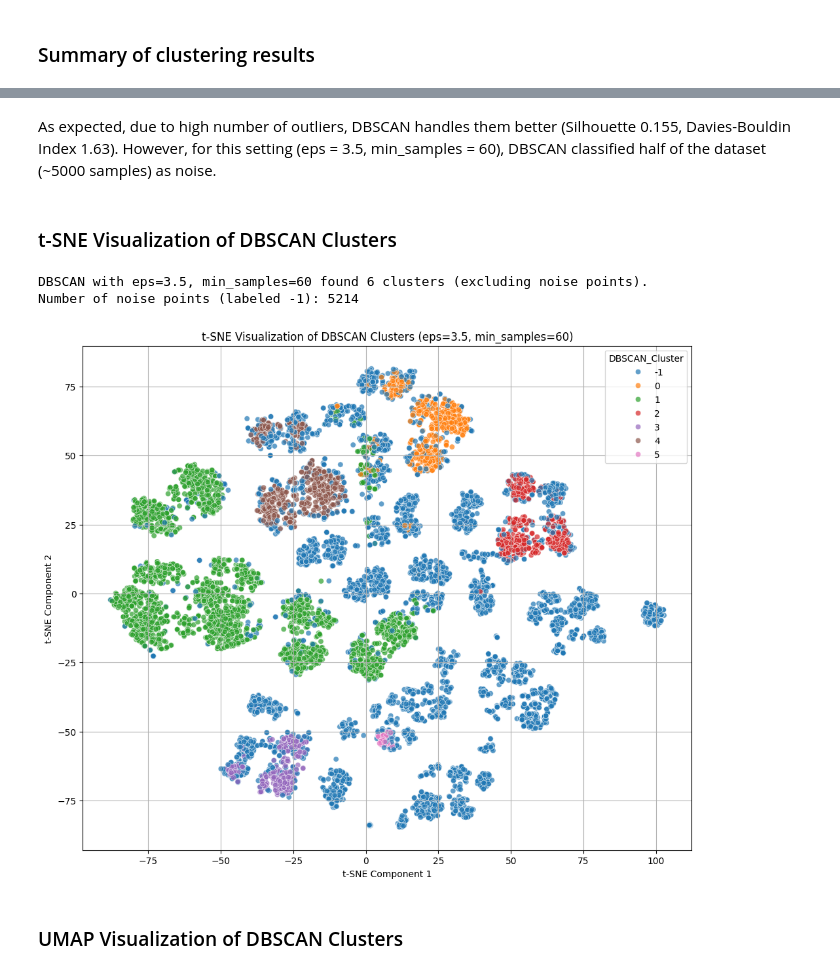
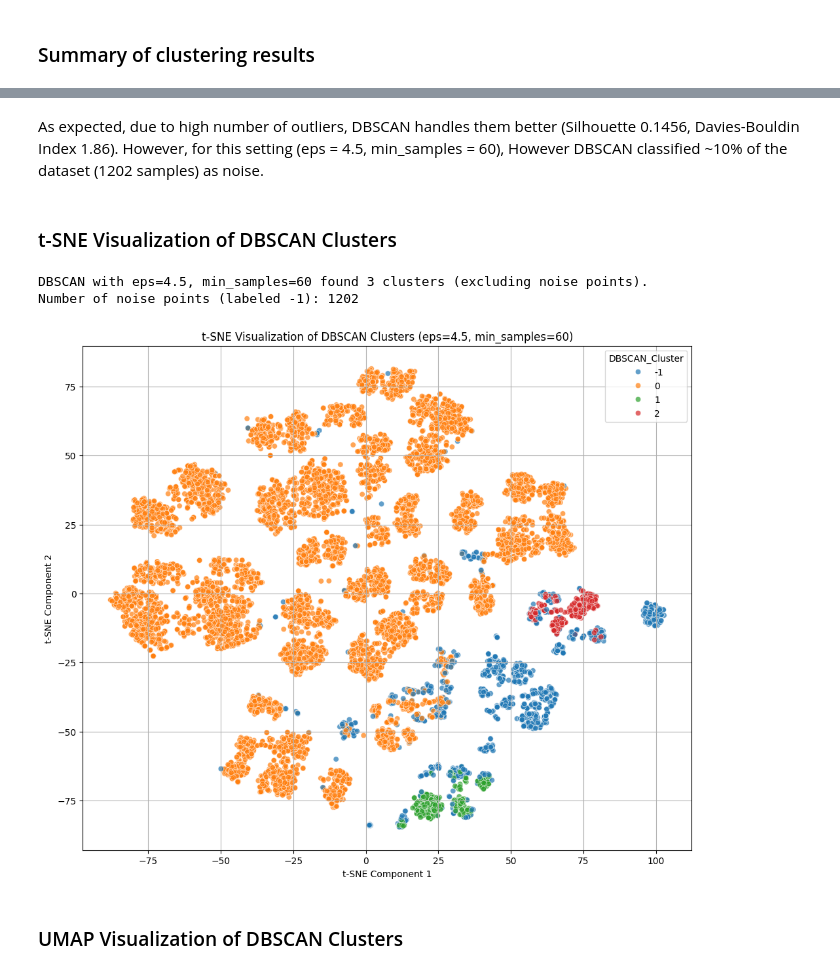
Before and after one commit to tomhait/infinitylabs, a Jupyter notebook: python/clustering/credit_card.ipynb, the cells around one changed output, grey strips where cells are left out. Cells and saved outputs as stored; diff of their text form; code cells hidden in the pictures.

```diff
--- a/python/clustering/credit_card.ipynb
+++ b/python/clustering/credit_card.ipynb
@@ -375,47 +387,47 @@ Agglomerative Clustering:
   Best Silhouette Score (10 clusters): 0.1141
   Best Davies-Bouldin Index (10 clusters): 1.9963
 # %% [markdown]
-As expected, due to high number of outliers, DBSCAN handles them better (Silhouette 0.155, Davies-Bouldin Index 1.63). However, for this setting (eps = 3.5, min_samples = 60), DBSCAN classified half of the dataset (~5000 samples) as noise.
+As expected, due to high number of outliers, DBSCAN handles them better (Silhouette 0.1456, Davies-Bouldin Index 1.86). However, for this setting (eps = 4.5, min_samples = 60), However DBSCAN classified ~10% of the dataset (1202 samples) as noise.
 # %% [markdown]
 ### t-SNE Visualization of DBSCAN Clusters
 # %%
 from sklearn.manifold import TSNE
 from sklearn.cluster import DBSCAN
 
-chosen_eps = 3.5
+chosen_eps = 4.5
 chosen_min_samples = fixed_min_samples
 
 dbsc_model_for_viz = DBSCAN(eps=chosen_eps, min_samples=chosen_min_samples)
 dbsc_labels_for_viz = dbsc_model_for_viz.fit_predict(df_scaled)
 
 print(f"DBSCAN with eps={chosen_eps}, min_samples={chosen_min_samples} found {len(set(dbsc_labels_for_viz)) - (1 if -1 in dbsc_labels_for_viz else 0)} clusters (excluding noise points).")
 print(f"Number of noise points (labeled -1): {list(dbsc_labels_for_viz).count(-1)}")
 
 tsne = TSNE(n_components=2, random_state=42, perplexity=30)
 tsne_results = tsne.fit_transform(df_scaled)
 
 tsne_df = pd.DataFrame(data=tsne_results, columns=['tsne_1', 'tsne_2'])
 tsne_df['DBSCAN_Cluster'] = dbsc_labels_for_viz
 
 plt.figure(figsize=(12, 10))
 sns.scatterplot(
     x='tsne_1',
     y='tsne_2',
     hue='DBSCAN_Cluster',
     palette='tab10' if len(tsne_df['DBSCAN_Cluster'].unique()) <= 10 else 'viridis',
     data=tsne_df,
     legend='full',
     alpha=0.7
 )
 plt.title(f't-SNE Visualization of DBSCAN Clusters (eps={chosen_eps}, min_samples={chosen_min_samples})')
 plt.xlabel('t-SNE Component 1')
 plt.ylabel('t-SNE Component 2')
 plt.grid(True)
 plt.show()
 # %% [output]
-DBSCAN with eps=3.5, min_samples=60 found 6 clusters (excluding noise points).
-Number of noise points (labeled -1): 5214
+DBSCAN with eps=4.5, min_samples=60 found 3 clusters (excluding noise points).
+Number of noise points (labeled -1): 1202
-[figure, old version]
+[figure, new version]
 # %% [markdown]
 ### UMAP Visualization of DBSCAN Clusters
 # %%
```
Also changed, not shown: parts of 6 cells of this notebook.
